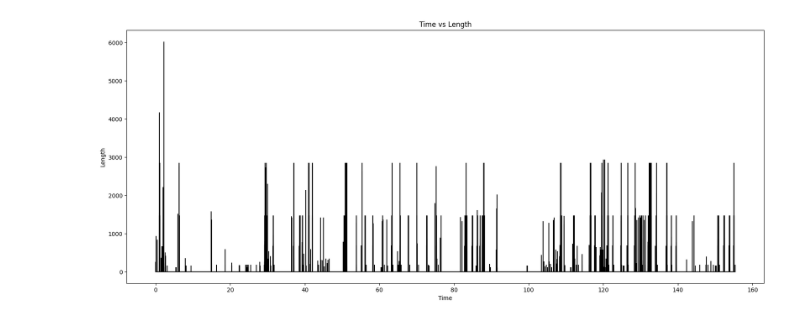
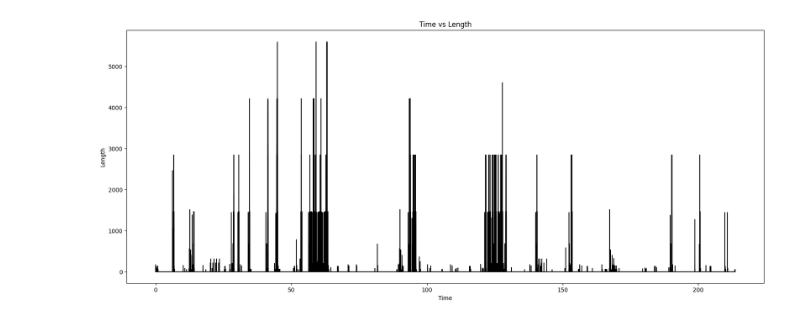
Before and after one commit to NoaAmichai/Computer_networks_final_project, a Jupyter notebook: project.ipynb, the cells around one changed output. Drawn from its saved outputs; the diff is of its cells as text; code cells hidden in the pictures.

```diff
--- a/project.ipynb
+++ b/project.ipynb
@@ -3,7 +3,7 @@ import pandas as pd
 import numpy as np
 import matplotlib.pyplot as plt
 # %%
-df = pd.read_csv("data_gprup1.csv")
-df.head()
+pictures_data = pd.read_csv("pictures_data.csv")
+pictures_data.head()
 # %% [output]
 |  | No. | Time | Source | Destination | Protocol | Length | Info |
@@ -15,13 +32,13 @@ df.head()
 # %%
-time = df['Time']
-len = df['Length']
+time = pictures_data['Time']
+len = pictures_data['Length']
 plt.figure(figsize=(20,8))
 plt.stem(time, len,linefmt ='black',markerfmt = '', basefmt='black')
 plt.xlabel('Time')
 plt.ylabel('Length')
 plt.title('Time vs Length')
 
 plt.show()
 # %% [output]
-[figure, old version]
+[figure, new version]
 # %%
```
Also changed, not shown: parts of 8 cells of this notebook.
